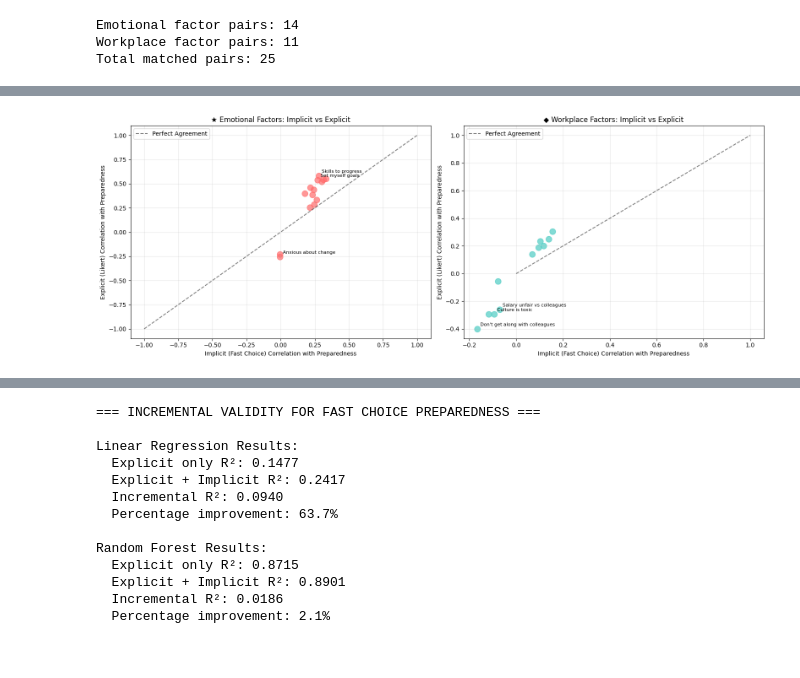
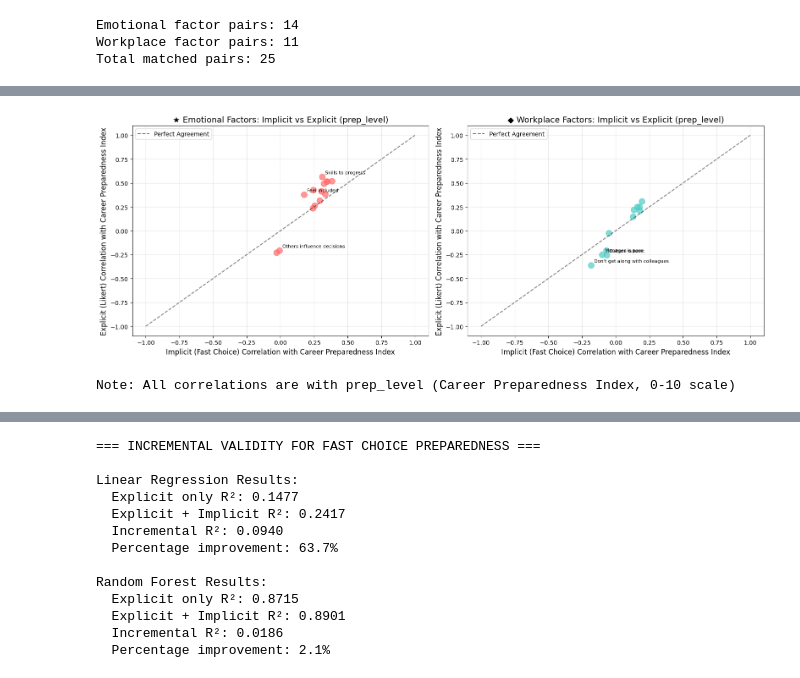
Before and after one commit to Ry-Rousseau/Career_Preparedness_Analysis, a Jupyter notebook: notebooks/predicting_preparedness.ipynb, the cells around one changed output, grey strips where cells are left out. Saved outputs shown, nothing was run; the diff lists cells and outputs as text; code cells hidden in the pictures.

```diff
--- a/notebooks/predicting_preparedness.ipynb
+++ b/notebooks/predicting_preparedness.ipynb
@@ -352,13 +918,13 @@ Emotional factor pairs: 14
 Workplace factor pairs: 11
 Total matched pairs: 25
 # %%
-# Calculate correlations for each response type with preparedness
+# Calculate correlations for each response type with Career Preparedness Index
 correlation_comparison = []
 
 for fast_var, likert_var, label in all_pairs:
-    # Correlations with both preparedness measures
-    fast_prep_corr = data[[fast_var, 'es_fgen']].corr().iloc[0,1]
-    likert_prep_corr = data[[likert_var, 'el_lgen']].corr().iloc[0,1]
+    # Correlations with Career Preparedness Index (prep_level)
+    fast_prep_corr = data[[fast_var, 'prep_level']].corr().iloc[0,1]
+    likert_prep_corr = data[[likert_var, 'prep_level']].corr().iloc[0,1]
 
     # Cross-correlations between response types
     cross_corr = data[[fast_var, likert_var]].corr().iloc[0,1]
@@ -381,7 +947,7 @@ for fast_var, likert_var, label in all_pairs:
 comparison_df = pd.DataFrame(correlation_comparison)
 comparison_df = comparison_df.sort_values('Correlation_Diff', ascending=False)
 
-print("Top 10 Factors with Largest Implicit vs Explicit Differences:")
+print("Top 10 Factors with Largest Implicit vs Explicit Differences (prep_level correlations):")
 print(comparison_df[['Factor', 'Variable_Type', 'Fast_Choice_Corr', 'Likert_Corr',
                     'Correlation_Diff', 'Stronger_Predictor']].head(10))
 # %% [output]
@@ -405,43 +971,51 @@ Top 10 Factors with Largest Implicit vs Explicit Differences:
 # %%
-# Create scatter plot comparing implicit vs explicit correlations
+# Create scatter plot comparing implicit vs explicit correlations with Career Preparedness Index
 fig, axes = plt.subplots(1, 2, figsize=(16, 6))
 
 # Emotional factors
 emotional_data = comparison_df[comparison_df['Variable_Type'] == 'Emotional']
 axes[0].scatter(emotional_data['Fast_Choice_Corr'], emotional_data['Likert_Corr'],
-               alpha=0.7, s=100, color='#FF6B6B')
+               alpha=0.7, s=100, color=colors['emotional'])
 axes[0].plot([-1, 1], [-1, 1], 'k--', alpha=0.5, label='Perfect Agreement')
-axes[0].set_xlabel('Implicit (Fast Choice) Correlation with Preparedness')
-axes[0].set_ylabel('Explicit (Likert) Correlation with Preparedness')
-axes[0].set_title('★ Emotional Factors: Implicit vs Explicit')
+axes[0].set_xlabel('Implicit (Fast Choice) Correlation with Career Preparedness Index')
+axes[0].set_ylabel('Explicit (Likert) Correlation with Career Preparedness Index')
+axes[0].set_title('★ Emotional Factors: Implicit vs Explicit (prep_level)')
 axes[0].grid(True, alpha=0.3)
 axes[0].legend()
 
 # Add annotations for most divergent points
 for _, row in emotional_data.head(3).iterrows():
     axes[0].annotate(row['Factor'],
                     (row['Fast_Choice_Corr'], row['Likert_Corr']),
                     xytext=(5, 5), textcoords='offset points', fontsize=8)
 
 # Workplace factors
 workplace_data = comparison_df[comparison_df['Variable_Type'] == 'Workplace']
-axes[1].scatter(workplace_data['Fast_Choice_Corr'], workplace_data['Likert_Corr'],
-               alpha=0.7, s=100, color='#4ECDC4')
-axes[1].plot([0, 1], [0, 1], 'k--', alpha=0.5, label='Perfect Agreement')
-axes[1].set_xlabel('Implicit (Fast Choice) Correlation with Preparedness')
-axes[1].set_ylabel('Explicit (Likert) Correlation with Preparedness')
-axes[1].set_title('◆ Workplace Factors: Implicit vs Explicit')
+if len(workplace_data) > 0:
+    axes[1].scatter(workplace_data['Fast_Choice_Corr'], workplace_data['Likert_Corr'],
+                   alpha=0.7, s=100, color=colors['workplace'])
+    axes[1].plot([-1, 1], [-1, 1], 'k--', alpha=0.5, label='Perfect Agreement')
+
+    # Add annotations for most divergent points
+    for _, row in workplace_data.head(3).iterrows():
+        axes[1].annotate(row['Factor'],
+                        (row['Fast_Choice_Corr'], row['Likert_Corr']),
+                        xytext=(5, 5), textcoords='offset points', fontsize=8)
+else:
+    axes[1].text(0.5, 0.5, 'No Workplace Data Available',
+                ha='center', va='center', transform=axes[1].transAxes, fontsize=14)
+
+axes[1].set_xlabel('Implicit (Fast Choice) Correlation with Career Preparedness Index')
+axes[1].set_ylabel('Explicit (Likert) Correlation with Career Preparedness Index')
+axes[1].set_title('◆ Workplace Factors: Implicit vs Explicit (prep_level)')
 axes[1].grid(True, alpha=0.3)
 axes[1].legend()
 
-# Add annotations for most divergent points
-for _, row in workplace_data.head(3).iterrows():
-    axes[1].annotate(row['Factor'],
-                    (row['Fast_Choice_Corr'], row['Likert_Corr']),
-                    xytext=(5, 5), textcoords='offset points', fontsize=8)
-
 plt.tight_layout()
 plt.show()
+
+print("Note: All correlations are with prep_level (Career Preparedness Index, 0-10 scale)")
 # %% [output]
-[figure, old version]
+[figure, new version]
+Note: All correlations are with prep_level (Career Preparedness Index, 0-10 scale)
 # %%
```
Also changed, not shown: parts of 23 cells of this notebook, 4 other files.
